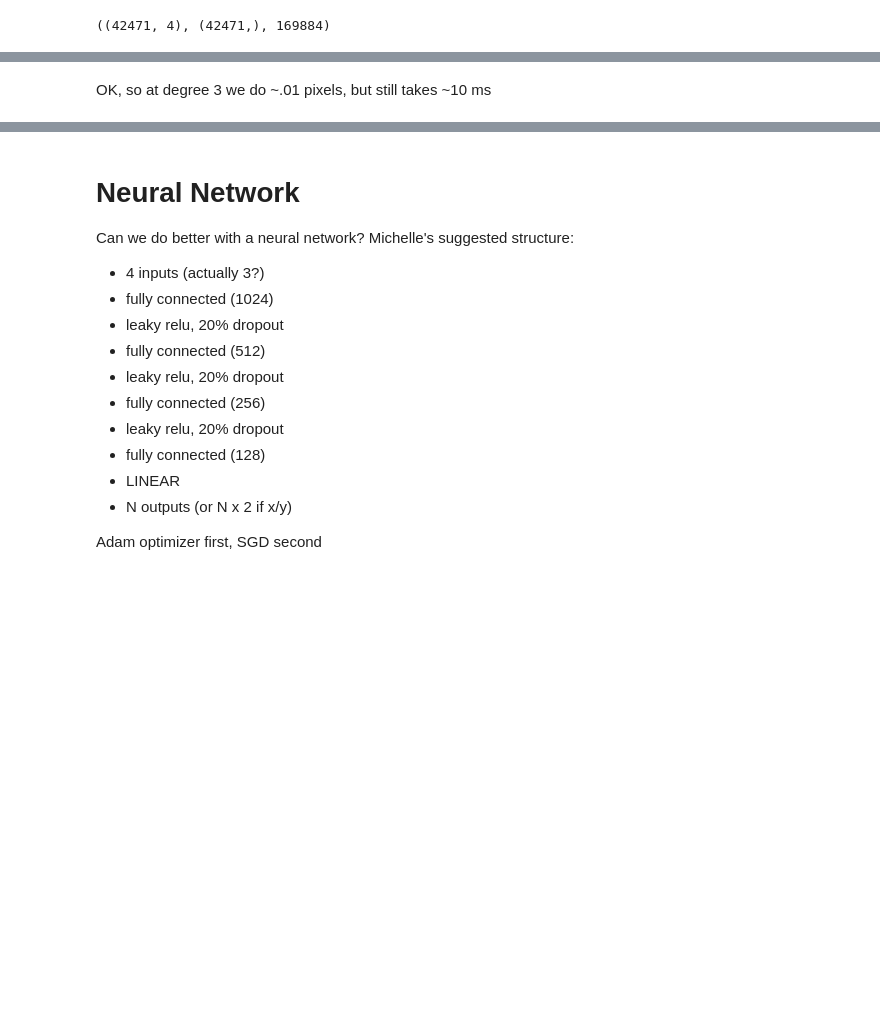
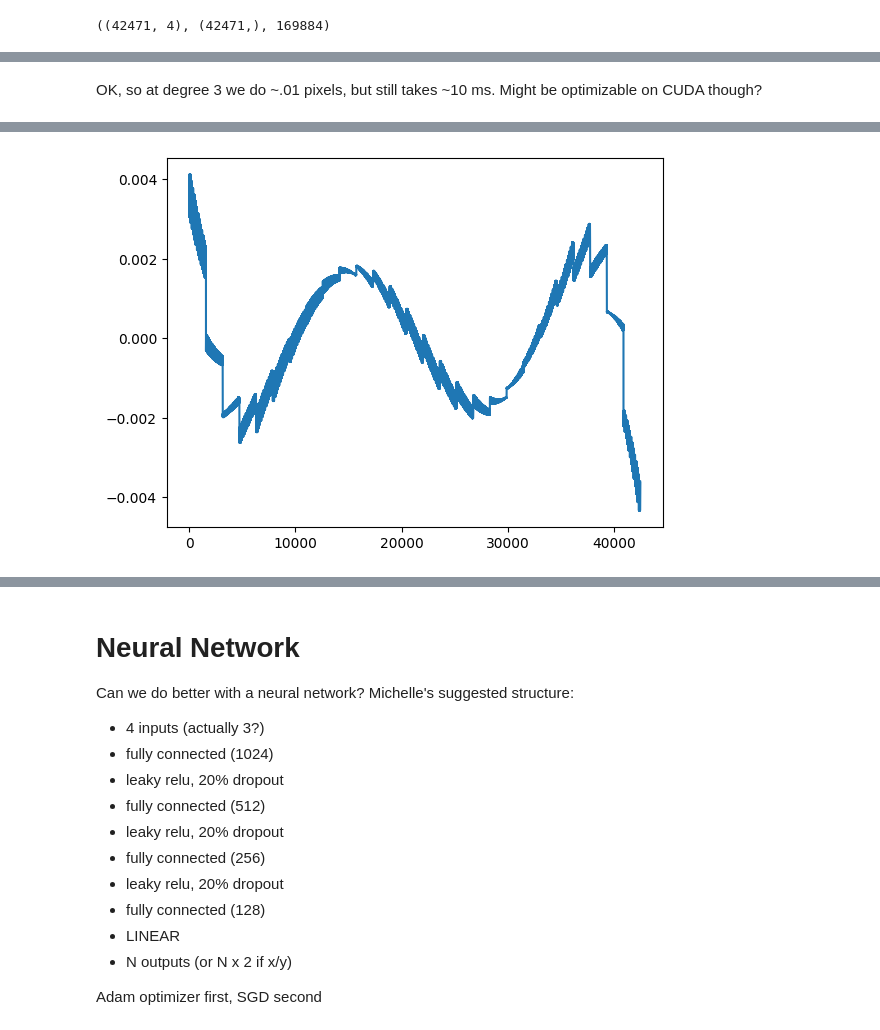
Before and after one commit to eteq/m31_jwst_2609, a Jupyter notebook: content/fast_wcs_interp_experimentation.ipynb, the cells around one changed output, grey strips where cells are left out. Cells and saved outputs as stored; diff of their text form; code cells hidden in the pictures; blank space fills up the shorter version.

```diff
--- a/content/fast_wcs_interp_experimentation.ipynb
+++ b/content/fast_wcs_interp_experimentation.ipynb
@@ -595,3 +585,11 @@ plt.plot(modelx.predict(xfit) - yfit)
 [figure]
 # %% [markdown]
-OK, so at degree 3 we do ~.01 pixels, but still takes ~10 ms
+OK, so at degree 3 we do ~.01 pixels, but still takes ~10 ms.  Might be optimizable on CUDA though?
+# %%
+modelx = make_pipeline(PolynomialFeatures(4), Ridge(alpha=1e-4))
+modelx.fit(xfit, yfit)
+
+plt.plot(modelx.predict(xfit) - yfit)
+
+%timeit modelx.predict(xtimetest)
+# %% [output]
@@ -597,0 +597 @@ OK, so at degree 3 we do ~.01 pixels, but still takes ~10 ms
+[figure, added]
```
Also changed, not shown: parts of 28 cells of this notebook.
